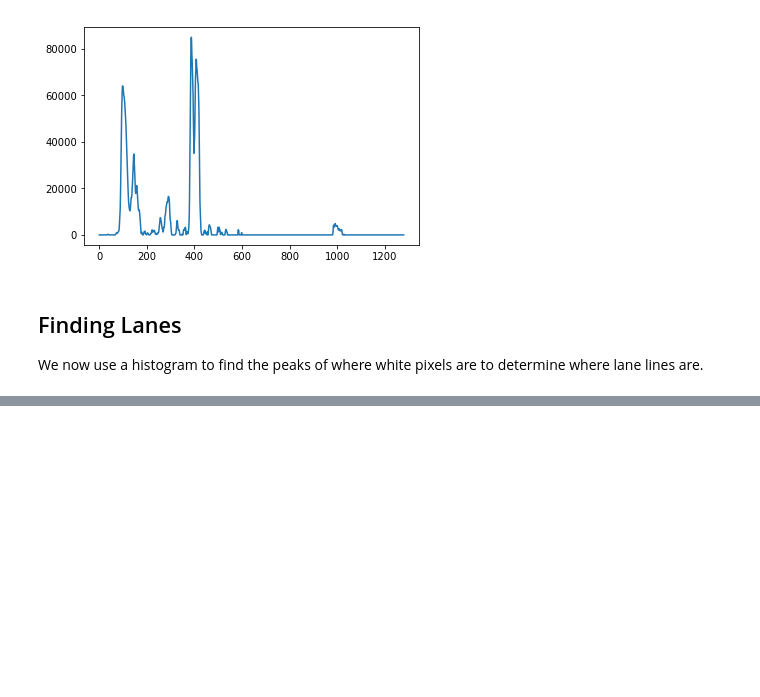
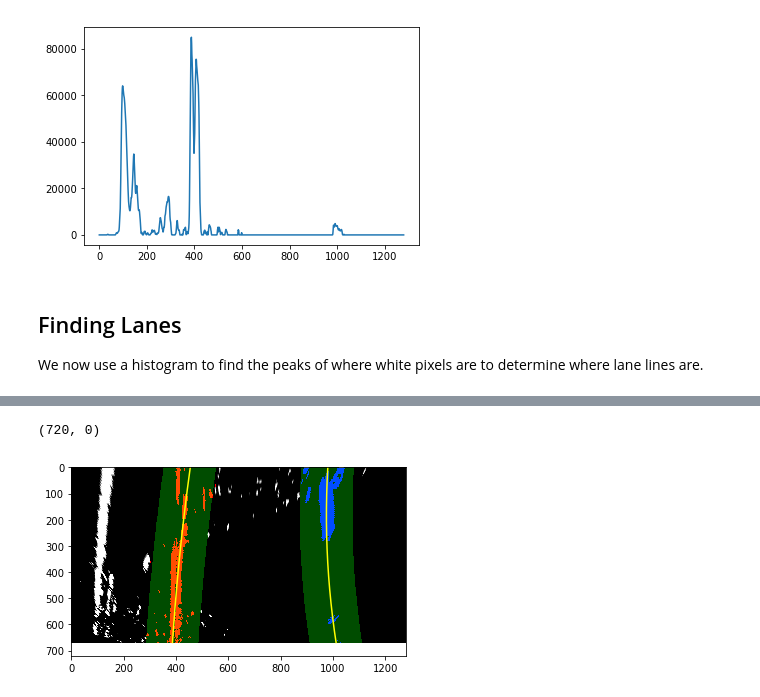
Before and after one commit to eeeja/CarND-Advanced-Lane-Lines, a Jupyter notebook: Advanced Lane Finding.ipynb, the cells around one changed output, grey strips where cells are left out. Drawn from its saved outputs; the diff is of its cells as text; code cells hidden in the pictures; blank space fills up the shorter version.

```diff
--- a/Advanced Lane Finding.ipynb
+++ b/Advanced Lane Finding.ipynb
@@ -994,8 +1031,10 @@ nonzero = binary_warped.nonzero()
 nonzeroy = np.array(nonzero[0])
 nonzerox = np.array(nonzero[1])
 margin = 100
-left_lane_inds = ((nonzerox > (left_fit[0]*(nonzeroy**2) + left_fit[1]*nonzeroy + left_fit[2] - margin)) & (nonzerox < (left_fit[0]*(nonzeroy**2) + left_fit[1]*nonzeroy + left_fit[2] + margin)))
-right_lane_inds = ((nonzerox > (right_fit[0]*(nonzeroy**2) + right_fit[1]*nonzeroy + right_fit[2] - margin)) & (nonzerox < (right_fit[0]*(nonzeroy**2) + right_fit[1]*nonzeroy + right_fit[2] + margin)))
+left_lane_inds = ((nonzerox > (left_fit[0]*(nonzeroy**2) + left_fit[1]*nonzeroy + left_fit[2] - margin))
+                  & (nonzerox < (left_fit[0]*(nonzeroy**2) + left_fit[1]*nonzeroy + left_fit[2] + margin)))
+right_lane_inds = ((nonzerox > (right_fit[0]*(nonzeroy**2) + right_fit[1]*nonzeroy + right_fit[2] - margin))
+                   & (nonzerox < (right_fit[0]*(nonzeroy**2) + right_fit[1]*nonzeroy + right_fit[2] + margin)))
 
 # Again, extract left and right line pixel positions
 leftx = nonzerox[left_lane_inds]
@@ -1012,31 +1051,34 @@ right_fitx = right_fit[0]*ploty**2 + right_fit[1]*ploty + right_fit[2]
 # %%
 # Visualize Result
 # Create an image to draw on and an image to show the selection window
-def draw_lanes():
-    out_img = np.dstack((binary_warped, binary_warped, binary_warped))
-    window_img = np.zeros_like(out_img)
-    # Color in left and right line pixels
-    out_img[nonzeroy[left_lane_inds], nonzerox[left_lane_inds]] = [255, 0, 0]
-    out_img[nonzeroy[right_lane_inds], nonzerox[right_lane_inds]] = [0, 0, 255]
+#def draw_lanes():
+out_img = np.dstack((binary_warped, binary_warped, binary_warped))
+window_img = np.zeros_like(out_img)
+# Color in left and right line pixels
+out_img[nonzeroy[left_lane_inds], nonzerox[left_lane_inds]] = [255, 0, 0]
+out_img[nonzeroy[right_lane_inds], nonzerox[right_lane_inds]] = [0, 0, 255]
 
-    # Generate a polygon to illustrate the search window area
-    # And recast the x and y points into usable format for cv2.fillPoly()
-    left_line_window1 = np.array([np.transpose(np.vstack([left_fitx-margin, ploty]))])
-    left_line_window2 = np.array([np.flipud(np.transpose(np.vstack([left_fitx+margin, ploty])))])
-    left_line_pts = np.hstack((left_line_window1, left_line_window2))
-    right_line_window1 = np.array([np.transpose(np.vstack([right_fitx-margin, ploty]))])
-    right_line_window2 = np.array([np.flipud(np.transpose(np.vstack([right_fitx+margin, ploty])))])
-    right_line_pts = np.hstack((right_line_window1, right_line_window2))
+# Generate a polygon to illustrate the search window area
+# And recast the x and y points into usable format for cv2.fillPoly()
+left_line_window1 = np.array([np.transpose(np.vstack([left_fitx-margin, ploty]))])
+left_line_window2 = np.array([np.flipud(np.transpose(np.vstack([left_fitx+margin, ploty])))])
+left_line_pts = np.hstack((left_line_window1, left_line_window2))
+right_line_window1 = np.array([np.transpose(np.vstack([right_fitx-margin, ploty]))])
+right_line_window2 = np.array([np.flipud(np.transpose(np.vstack([right_fitx+margin, ploty])))])
+right_line_pts = np.hstack((right_line_window1, right_line_window2))
 
-    # Draw the lane onto the warped blank image
-    cv2.fillPoly(window_img, np.int_([left_line_pts]), (0,255, 0))
-    cv2.fillPoly(window_img, np.int_([right_line_pts]), (0,255, 0))
-    result = cv2.addWeighted(out_img, 1, window_img, 0.3, 0)
-    plt.imshow(result)
-    plt.plot(left_fitx, ploty, color='yellow')
-    plt.plot(right_fitx, ploty, color='yellow')
-    plt.xlim(0, 1280)
-    plt.ylim(720, 0)
+# Draw the lane onto the warped blank image
+cv2.fillPoly(window_img, np.int_([left_line_pts]), (0,255, 0))
+cv2.fillPoly(window_img, np.int_([right_line_pts]), (0,255, 0))
+result = cv2.addWeighted(out_img, 1, window_img, 0.3, 0)
+plt.imshow(result)
+plt.plot(left_fitx, ploty, color='yellow')
+plt.plot(right_fitx, ploty, color='yellow')
+plt.xlim(0, 1280)
+plt.ylim(720, 0)
+# %% [output]
+(720, 0)
+[figure, added]
 # %%
 # Measure curvature
 import numpy as np
```
Also changed, not shown: parts of 18 cells of this notebook.
